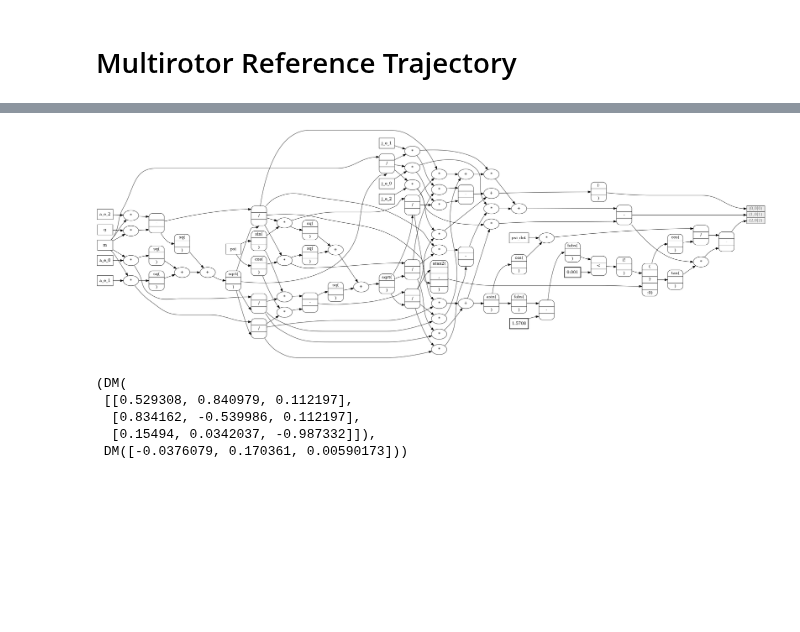
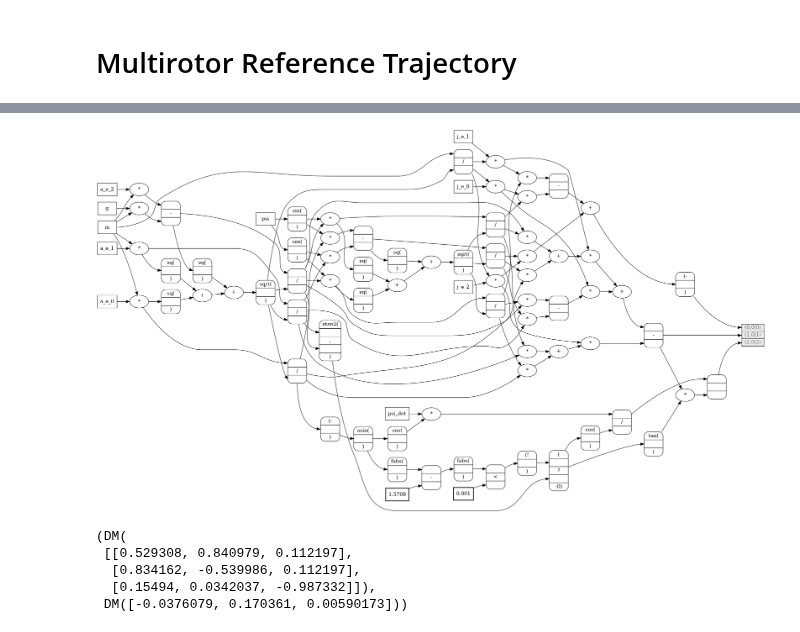
Before and after one commit to CogniPilot/cerebri, a Jupyter notebook: notebooks/MultirotorRefTraj.ipynb, the cells around one changed output, grey strips where cells are left out. Cells and saved outputs as stored; diff of their text form; code cells hidden in the pictures; blank space fills up the shorter version.

```diff
--- a/notebooks/MultirotorRefTraj.ipynb
+++ b/notebooks/MultirotorRefTraj.ipynb
@@ -161,25 +218,34 @@ r_solve()
 # %%
 # note h_omega z_b component can be ignored with dot product below
 t2_e = m/T*j_e
 p = -ca.dot(t2_e, yb_e)
 q = ca.dot(t2_e, xb_e)
 
+C_eb = C_be.T
+
 # solve for euler angles based on DCM
-theta = ca.asin(-C_be[2, 0])
+theta = ca.asin(-C_eb[2, 0])  # check if transpose
 phi = ca.if_else(
     ca.fabs(ca.fabs(theta) - ca.pi/2) < 1e-3,
     0,
-    ca.atan2(C_be[2, 1], C_be[2, 2])
+    ca.atan2(C_eb[2, 1], C_eb[2, 2])
 )
 
 # sole for r
 r = -q*ca.tan(phi) + ca.cos(theta)*psi_dot/ca.cos(phi)  # from R_solve below, singularity at phi=pi
 
+
+# Mellinger approach
+#yc_e = ca.cross(xc_e, zh)
+#R_sol = ca.inv(ca.horzcat(xb_e, yc_e, zh))@C_be
+#R_sol[2, 0]*p + R_sol[2, 1]*q + R_sol[2, 0]*r = psi_dot
+#r2 = (psi_dot - R_sol[2, 0]*p + R_sol[2, 1]*q)/R_sol[2, 0]
+
 omega_eb_b = p*xh + q*yh + r*zh
 
 dotdraw(omega_eb_b)
 # %% [output]
-[figure, old version]
+[figure, new version]
 # %%
 # create function
 f_ref = ca.Function('f_ref',
```
Also changed, not shown: parts of 7 cells of this notebook, 1 other file.
